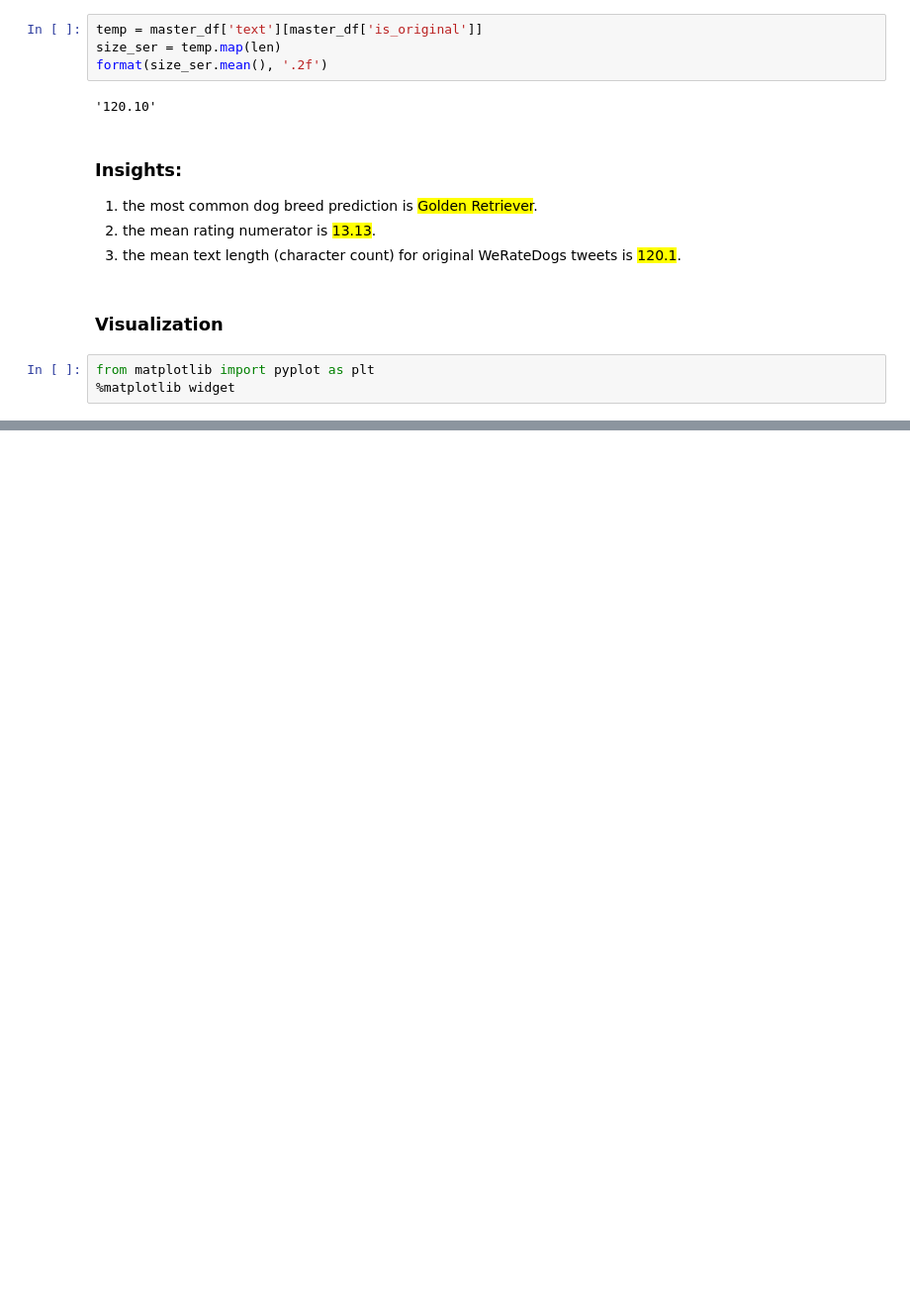
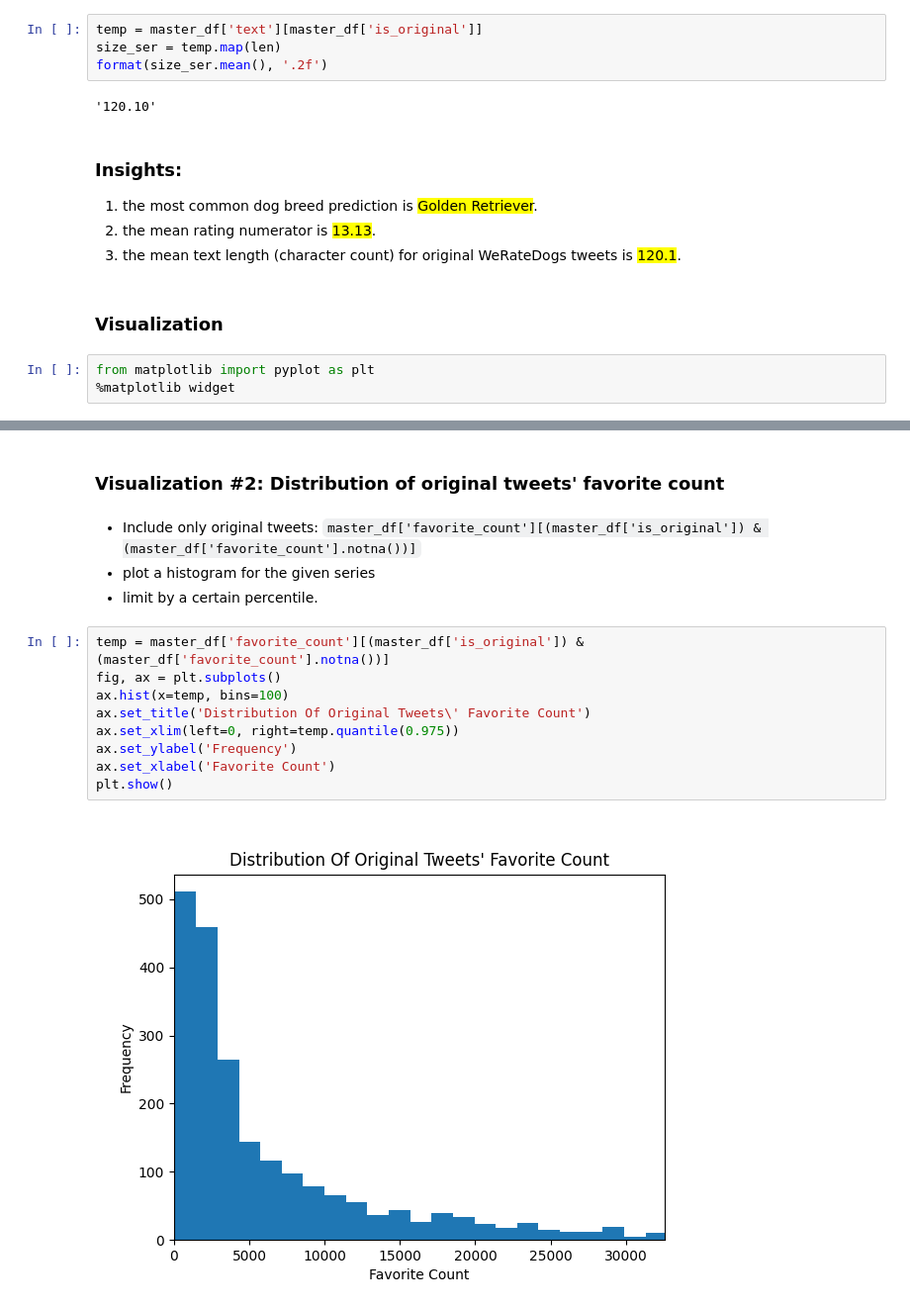
Before and after one commit to nadavoved/dog_data_wrangling, a Jupyter notebook: wrangle_act.ipynb, the cells around one changed output, grey strips where cells are left out. Shown: that part at 99% size. Saved outputs shown, nothing was run; the diff lists cells and outputs as text; blank space fills up the shorter version.

```diff
--- a/wrangle_act.ipynb
+++ b/wrangle_act.ipynb
@@ -838,0 +836,17 @@ plt.show()
+# %% [markdown]
+### Visualization #2: Distribution of original tweets' favorite count
+# %% [markdown]
+- Include only original tweets: `master_df['favorite_count'][(master_df['is_original']) & (master_df['favorite_count'].notna())]`
+- plot a histogram for the given series
+- limit by a certain percentile.
+# %%
+temp = master_df['favorite_count'][(master_df['is_original']) & (master_df['favorite_count'].notna())]
+fig, ax = plt.subplots()
+ax.hist(x=temp, bins=100)
+ax.set_title('Distribution Of Original Tweets\' Favorite Count')
+ax.set_xlim(left=0, right=temp.quantile(0.975))
+ax.set_ylabel('Frequency')
+ax.set_xlabel('Favorite Count')
+plt.show()
+# %% [output]
+[figure, added]
```
Also changed, not shown: parts of 53 cells of this notebook, 9 other files.
